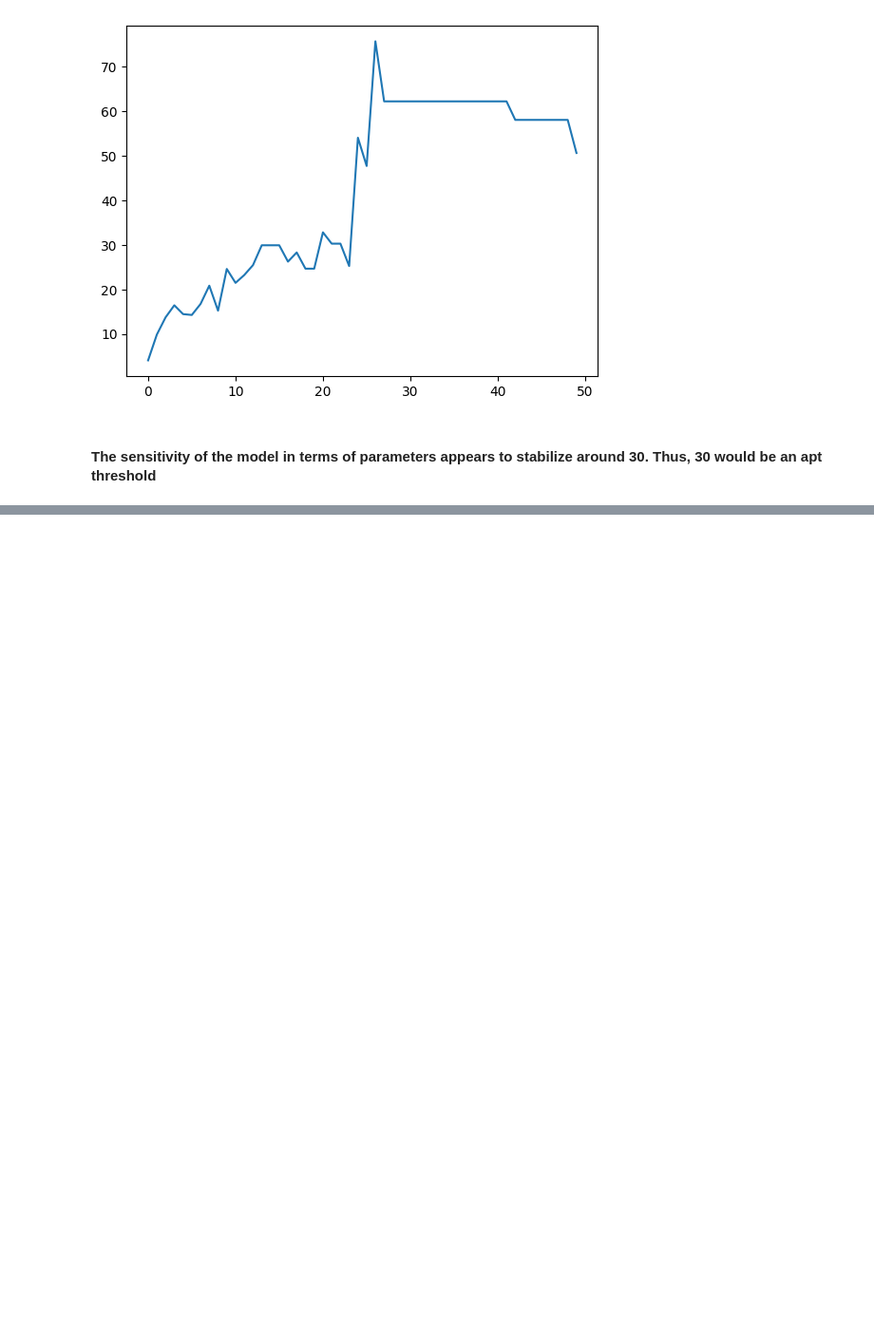
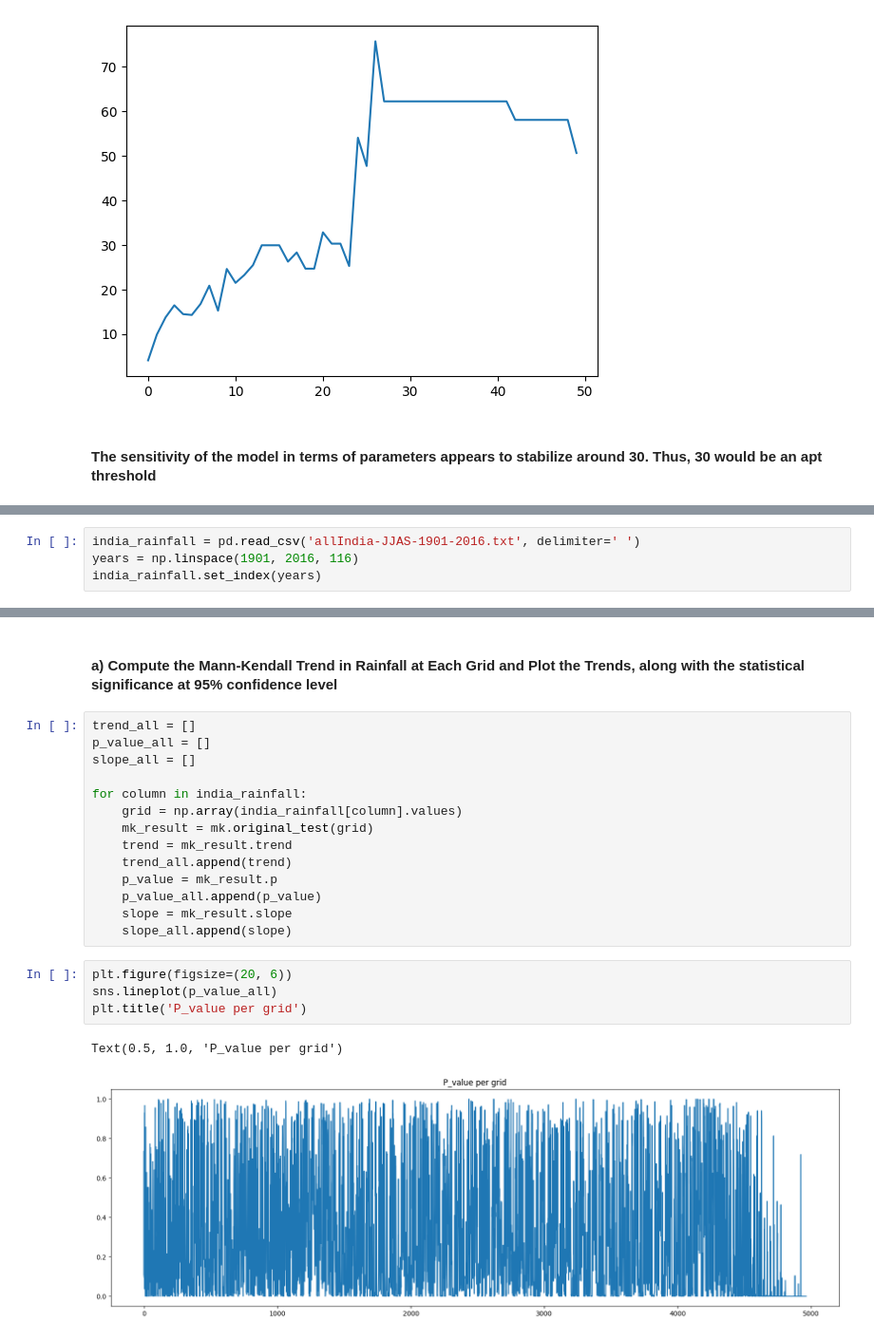
Before and after one commit to jtdocter27/Engineering-Probability---Statistics, a Jupyter notebook: R_project.ipynb, the cells around one changed output, grey strips where cells are left out. Shown at 95% size. Drawn from its saved outputs; the diff is of its cells as text; blank space fills up the shorter version.

```diff
--- a/R_project.ipynb
+++ b/R_project.ipynb
@@ -898,0 +902,4 @@ plt.plot(scale)
+# %%
+india_rainfall = pd.read_csv('allIndia-JJAS-1901-2016.txt', delimiter=' ')
+years = np.linspace(1901, 2016, 116)
+india_rainfall.set_index(years)
@@ -898,0 +940,23 @@ plt.plot(scale)
+# %% [markdown]
+#### a) Compute the Mann-Kendall Trend in Rainfall at Each Grid and Plot the Trends, along with the statistical significance at 95% confidence level
+# %%
+trend_all = []
+p_value_all = []
+slope_all = []
+
+for column in india_rainfall:
+    grid = np.array(india_rainfall[column].values)
+    mk_result = mk.original_test(grid)
+    trend = mk_result.trend
+    trend_all.append(trend)
+    p_value = mk_result.p
+    p_value_all.append(p_value)
+    slope = mk_result.slope
+    slope_all.append(slope)
+# %%
+plt.figure(figsize=(20, 6))
+sns.lineplot(p_value_all)
+plt.title('P_value per grid')
+# %% [output]
+Text(0.5, 1.0, 'P_value per grid')
+[figure, added]
```
Also changed, not shown: parts of 24 cells of this notebook, 1 other file.
